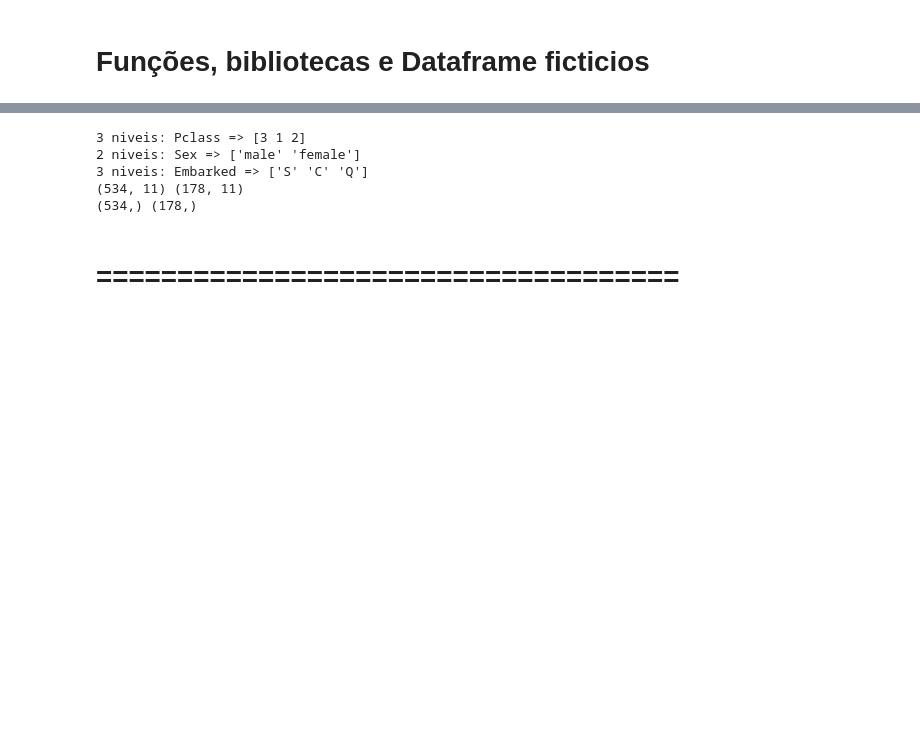
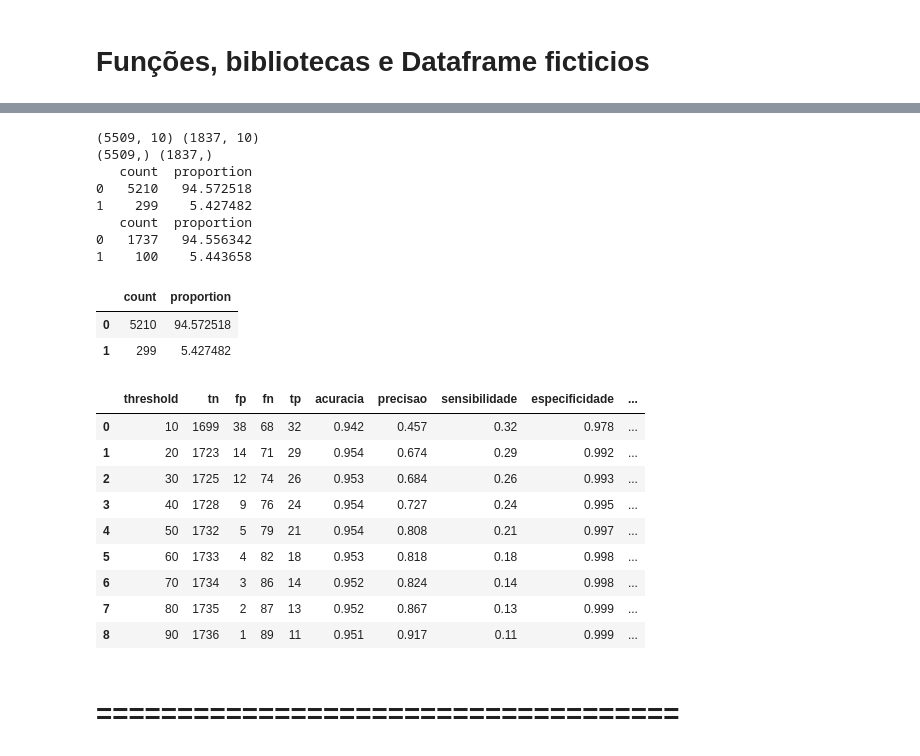
Before and after one commit to GabrielGabes/Machine-Learning-Preditivo, a Jupyter notebook: B2 - Balanceamento.ipynb, the cells around one changed output, grey strips where cells are left out. Cells and saved outputs as stored; diff of their text form; code cells hidden in the pictures; blank space fills up the shorter version.

```diff
--- a/B2 - Balanceamento.ipynb
+++ b/B2 - Balanceamento.ipynb
@@ -75,4 +44,0 @@ memory usage: 50.1+ KB
-# %%
-colunas_cat = ['Pclass','Sex','Embarked']
-for coluna in colunas_cat:
-    df[coluna] = df[coluna].astype('O')
@@ -82,20 +122,31 @@ y = df['Survived']
 # %%
+grandom_state = 31415922
+
+# Variavel Dependente
+var_dep = 'target'
+y = df[var_dep]
+x = df.drop(var_dep, axis=1)
+
+############################################################################################
 # DUMMYRIZAÇÃO
 colunas_categoricas = []
 colunas_binarias = []
 colunas_mais3_categorias = []
+colunas_numericas = []
 
 for coluna in x.columns:
     if df[coluna].dtype == 'O':
+        colunas_categoricas.append(coluna)
+
         categorias = x[coluna].unique()
         if len(categorias) == 2:
             print('2 niveis:', coluna, '=>', categorias)
-            colunas_categoricas.append(coluna)
             colunas_binarias.append(coluna)
         else:
             print('3 niveis:', coluna, '=>', categorias)
-            colunas_categoricas.append(coluna)
             colunas_mais3_categorias.append(coluna)
+    else:
+        colunas_numericas.append(coluna)
 
 ############################################################################################
 from sklearn.compose import make_column_transformer
@@ -146,17 +197,50 @@ y_inteiro = y
 from sklearn.model_selection import train_test_split
 x_treino, x_teste, y_treino, y_teste = train_test_split(x, y,
                                                     stratify = y, #para manter a proporção da Var Dep nos splits
-                                                    random_state = 5) #raiz da aleatoridade
+                                                    random_state = grandom_state) #raiz da aleatoridade
 # test_size = 0.25 #porcentagem que ira ser separado para testes
 
 print(x_treino.shape, x_teste.shape)
+
 print(y_treino.shape, y_teste.shape)
+print(pd.concat([pd.Series(y_treino).value_counts(), pd.Series(y_treino).value_counts(normalize=True)*100], axis=1))
+print(pd.concat([pd.Series(y_teste).value_counts(), pd.Series(y_teste).value_counts(normalize=True)*100], axis=1))
 # %% [output]
-3 niveis: Pclass => [3 1 2]
-2 niveis: Sex => ['male' 'female']
-3 niveis: Embarked => ['S' 'C' 'Q']
-(534, 11) (178, 11)
-(534,) (178,)
+(5509, 10) (1837, 10)
+(5509,) (1837,)
+   count  proportion
+0   5210   94.572518
+1    299    5.427482
+   count  proportion
+0   1737   94.556342
+1    100    5.443658
+# %%
+from xgboost import XGBClassifier
+
+def teste_balanceamento(x_treino_balanceado, y_treino_balanceado):
+    display(pd.concat([pd.Series(y_treino_balanceado).value_counts(), pd.Series(y_treino_balanceado).value_counts(normalize=True)*100], axis=1))
+
+    modelo_smote = XGBClassifier(random_state=grandom_state)
+    modelo_smote.fit(x_treino_balanceado, y_treino_balanceado)
+
+    y_probs_positivas = modelo_smote.predict_proba(x_teste)[:,1]*100
+    display(aval_modelo_corte_tabela(y_teste, y_probs_positivas))
+
+teste_balanceamento(x_treino, y_treino)
+# %% [output]
+|  | count | proportion |
+| 0 | 5210 | 94.572518 |
+| 1 | 299 | 5.427482 |
+|  | threshold | tn | fp | fn | tp | acuracia | precisao | sensibilidade | especificidade | ... |
+| 0 | 10 | 1699 | 38 | 68 | 32 | 0.942 | 0.457 | 0.32 | 0.978 | ... |
+| 1 | 20 | 1723 | 14 | 71 | 29 | 0.954 | 0.674 | 0.29 | 0.992 | ... |
+| 2 | 30 | 1725 | 12 | 74 | 26 | 0.953 | 0.684 | 0.26 | 0.993 | ... |
+| 3 | 40 | 1728 | 9 | 76 | 24 | 0.954 | 0.727 | 0.24 | 0.995 | ... |
+| 4 | 50 | 1732 | 5 | 79 | 21 | 0.954 | 0.808 | 0.21 | 0.997 | ... |
+| 5 | 60 | 1733 | 4 | 82 | 18 | 0.953 | 0.818 | 0.18 | 0.998 | ... |
+| 6 | 70 | 1734 | 3 | 86 | 14 | 0.952 | 0.824 | 0.14 | 0.998 | ... |
+| 7 | 80 | 1735 | 2 | 87 | 13 | 0.952 | 0.867 | 0.13 | 0.999 | ... |
+| 8 | 90 | 1736 | 1 | 89 | 11 | 0.951 | 0.917 | 0.11 | 0.999 | ... |
 # %% [markdown]
 # ====================================
 # %% [markdown]
```
Also changed, not shown: parts of 29 cells of this notebook, 1 other file.
